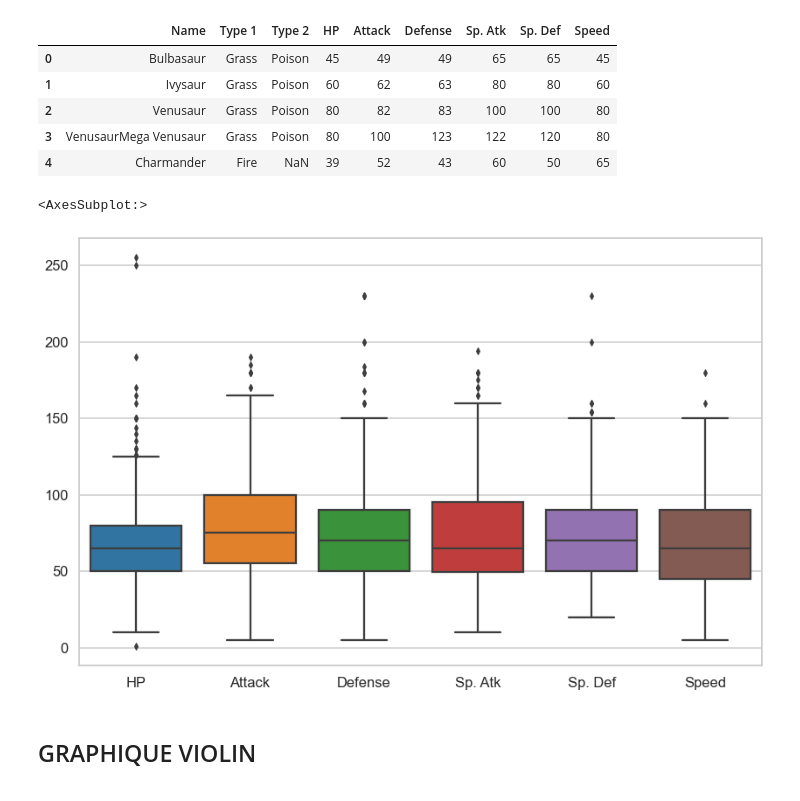
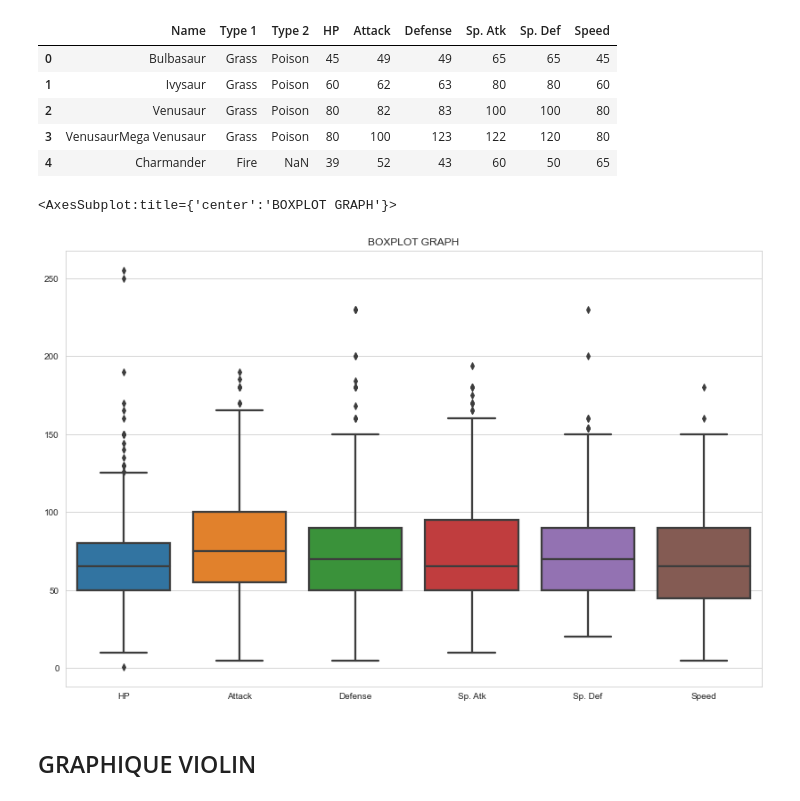
Before and after one commit to Nanogath/DemoSeaborn, a Jupyter notebook: Demo_Seaborn_Pokemon.ipynb, the cells around one changed output. Saved outputs shown, nothing was run; the diff lists cells and outputs as text; code cells hidden in the pictures.

```diff
--- a/Demo_Seaborn_Pokemon.ipynb
+++ b/Demo_Seaborn_Pokemon.ipynb
@@ -120,15 +120,16 @@ stats_df.head()
 | 4 | Charmander | Fire | NaN | 39 | 52 | 43 | 60 | 50 | 65 |
 # %%
 plt.figure(figsize = [14,9])
+plt.title("BOXPLOT GRAPH")
 
 # Setting styles (paper, talk, poster)
 sns.set_context('talk')
 
 # New boxplot using stats_df
 sns.boxplot(data = stats_df)
 # %% [output]
-<AxesSubplot:>
+<AxesSubplot:title={'center':'BOXPLOT GRAPH'}>
-[figure, old version]
+[figure, new version]
 # %% [markdown]
 ## GRAPHIQUE VIOLIN
 # %% [markdown]
```
Also changed, not shown: parts of 9 cells of this notebook.
